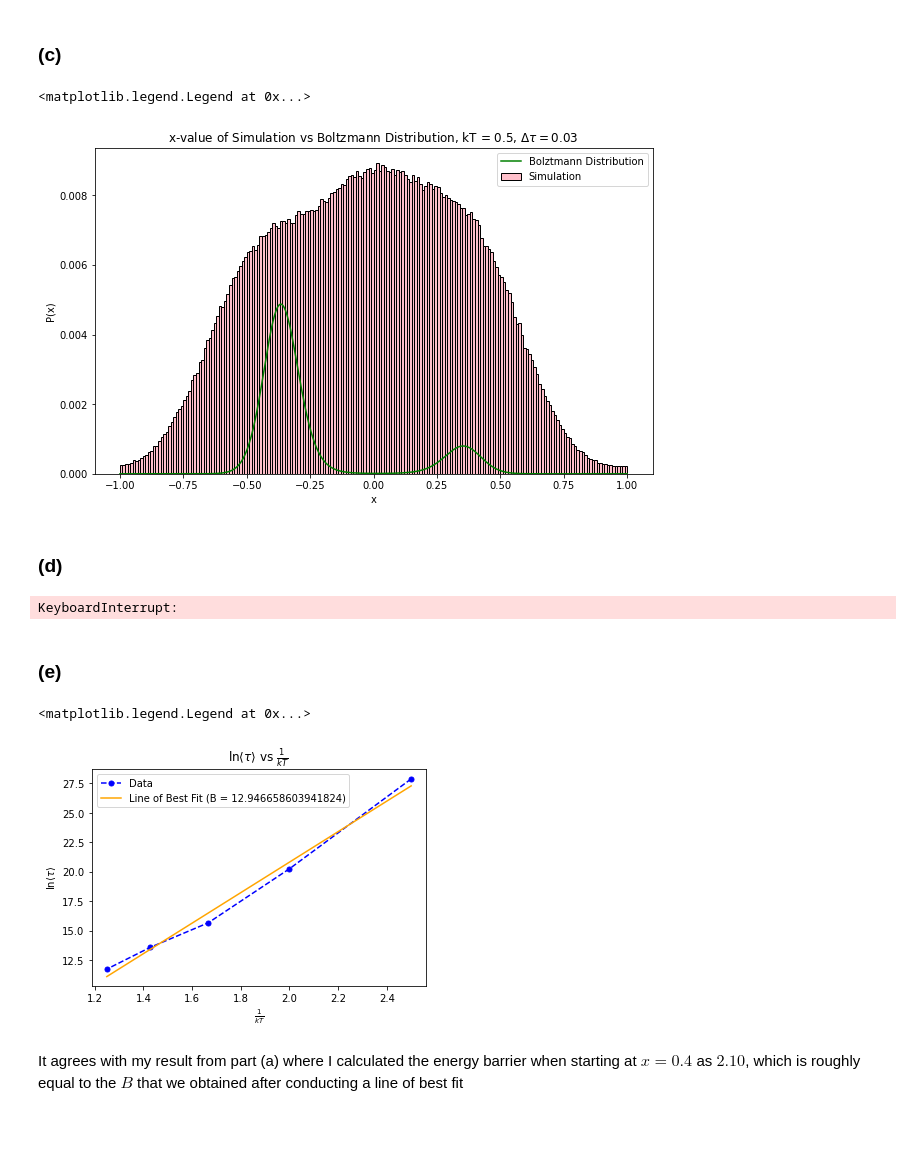
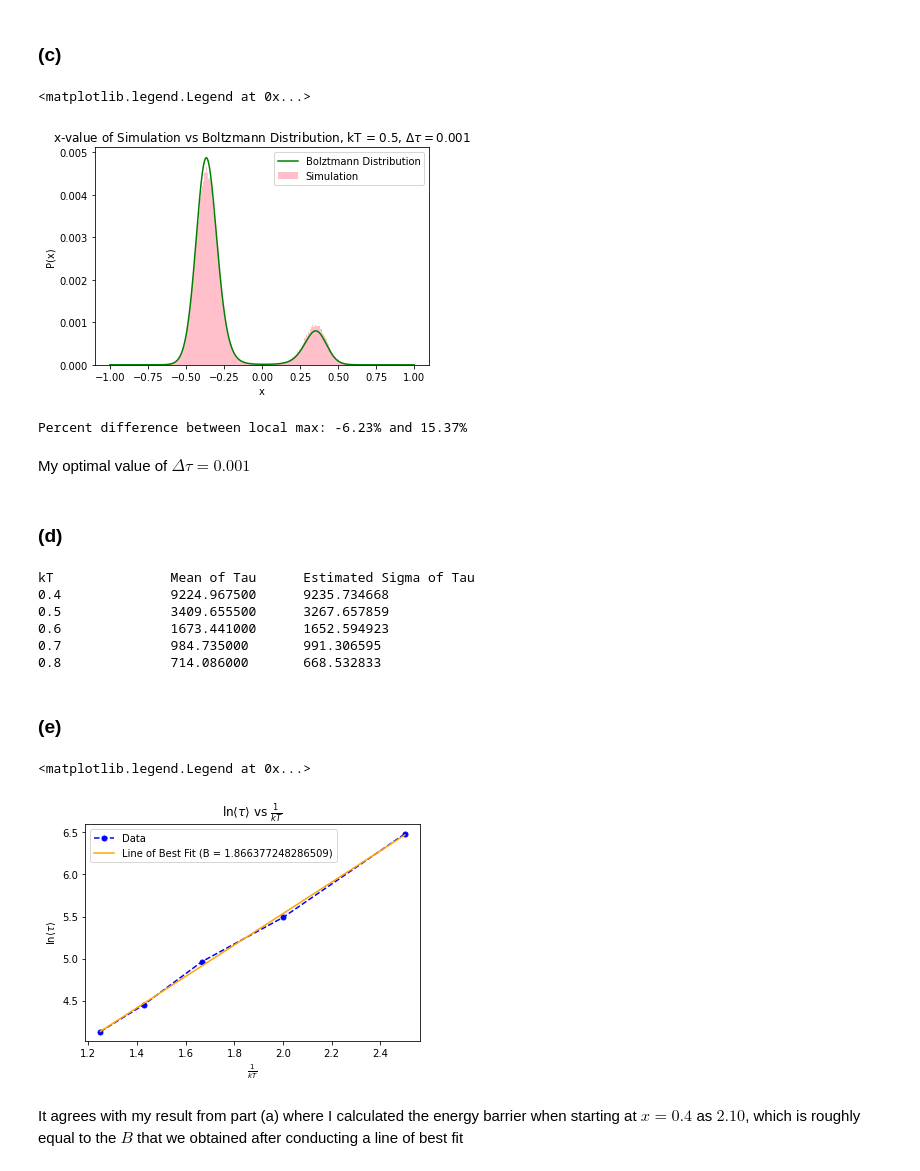
Before and after one commit to JChenster/APHY_470, a Jupyter notebook: hw6/JZC_hw6_problem2.ipynb, the cells around one changed output. Cells and saved outputs as stored; diff of their text form; code cells hidden in the pictures; blank space fills up the shorter version.

```diff
--- a/hw6/JZC_hw6_problem2.ipynb
+++ b/hw6/JZC_hw6_problem2.ipynb
@@ -65,43 +65,60 @@ Text(0, 0.5, 'PDF(x)')
 num_steps = 10 ** 6
 
 # Our parameter to tune
-gamma = 0.024
+gamma = 0.001
 
 kT = 0.5
 eta = sqrt(2 * kT / gamma)
 
 def apply_pbc(x_coord):
     if x_coord > 1:
         delta = (x_coord + 1) % 2
         return -1 + delta
     elif x_coord < -1:
         delta = (x_coord - 1) % 2
         return -1 + delta
     return x_coord
 
 def energy_derivative_func(x):
     return pi * 3 * sin(pi * x) - 4 * pi * sin(2 * pi * x) - 3 * pi / 2 * sin(3 * pi * x) + pi / 2 * cos(pi * x)
 
 start_pos = 0.4
 pos_list = [start_pos] * (num_steps + 1)
 
 curr_pos = start_pos
 for i in range(num_steps):
     g = numpy.random.normal(0, 1)
     curr_pos = apply_pbc(curr_pos + gamma * (-energy_derivative_func(curr_pos) + eta * g))
     pos_list[i+1] = curr_pos
 
-plt.figure(figsize=(10, 6))
 plt.plot(x, pdf, color = "green", label = "Bolztmann Distribution")
 weights = numpy.divide(numpy.ones_like(pos_list), len(pos_list))
-plt.hist(pos_list, weights = weights, bins = 200, edgecolor = "black", color = "pink", label = "Simulation")
+bin_count, bins, _ = plt.hist(pos_list, weights = weights, bins = x, color = "pink", label = "Simulation")
 plt.title(r"x-value of Simulation vs Boltzmann Distribution, kT = 0.5, $\Delta \tau = $" + f"{gamma}")
 plt.xlabel("x")
 plt.ylabel(r"P(x)")
 plt.legend()
 # %% [output]
 <matplotlib.legend.Legend at 0x...>
-[figure, old version]
+[figure, new version]
+# %%
+pdf_local_max = pdf[argrelextrema(pdf, numpy.greater)]
+pdf_local_max_index = x[argrelextrema(pdf, numpy.greater)]
+
+bin_index_1 = 0
+while pdf_local_max_index[0] > bins[bin_index_1 + 1]:
+    bin_index_1 += 1
+bin_index_2 = 0
+while pdf_local_max_index[1] > bins[bin_index_2 + 1]:
+    bin_index_2 += 1
+
+pct_diff_1 = round((bin_count[bin_index_1] - pdf_local_max[0]) / pdf_local_max[0] * 100, 2)
+pct_diff_2 = round((bin_count[bin_index_2] - pdf_local_max[1]) / pdf_local_max[1] * 100, 2)
+print(f"Percent difference between local max: {pct_diff_1}% and {pct_diff_2}%")
+# %% [output]
+Percent difference between local max: -6.23% and 15.37%
+# %% [markdown]
+My optimal value of $\Delta \tau = 0.001$
 # %% [markdown]
 ### (d)
 # %%
@@ -120,6 +137,7 @@ for kT in [0.4, 0.5, 0.6, 0.7, 0.8]:
             curr_pos = apply_pbc(curr_pos + gamma * (-energy_derivative_func(curr_pos) + eta * g))
             tau += 1
         tau_list.append(tau)
+        #print(f"done with sample {i}")
 
     tau_mean = sum(tau_list) / num_samples
     sigma_est = 0
@@ -133,18 +151,23 @@ print("{:<16} {:<16} {:<16}".format("kT", "Mean of Tau", "Estimated Sigma of Tau
 for entry in table_data:
     print("{:<16.1f} {:<16.6f} {:<16.6f}".format(entry[0], entry[1], entry[2]))
 # %% [output]
-KeyboardInterrupt:
+kT               Mean of Tau      Estimated Sigma of Tau
+0.4              9224.967500      9235.734668
+0.5              3409.655500      3267.657859
+0.6              1673.441000      1652.594923
+0.7              984.735000       991.306595
+0.8              714.086000       668.532833
 # %% [markdown]
 ### (e)
 # %%
-tau_means = [entry[1] for entry in table_data]
+log_taus = [log(entry[1]) for entry in table_data]
 betas = [1 / entry[0] for entry in table_data]
-plt.plot(betas, tau_means, color = "blue", ls = "--", marker = ".", ms = 10, label = "Data")
+plt.plot(betas, log_taus, color = "blue", ls = "--", marker = ".", ms = 10, label = "Data")
 
 def linear_fit(x, B, c):
     return B * x + c
 
-popt, _ = curve_fit(linear_fit, betas, tau_means)
+popt, _ = curve_fit(linear_fit, betas, log_taus)
 B, c = popt[0], popt[1]
 fit_y = [linear_fit(j, B, c) for j in betas]
 plt.plot(betas, fit_y, color = "orange", label = f"Line of Best Fit (B = {B})")
@@ -155,6 +178,6 @@ plt.ylabel(r"$\ln \langle \tau \rangle$")
 plt.legend()
 # %% [output]
 <matplotlib.legend.Legend at 0x...>
-[figure, old version]
+[figure, new version]
 # %% [markdown]
 It agrees with my result from part (a) where I calculated the energy barrier when starting at $x = 0.4$ as $2.10$, which is roughly equal to the $B$ that we obtained after conducting a line of best fit
```
